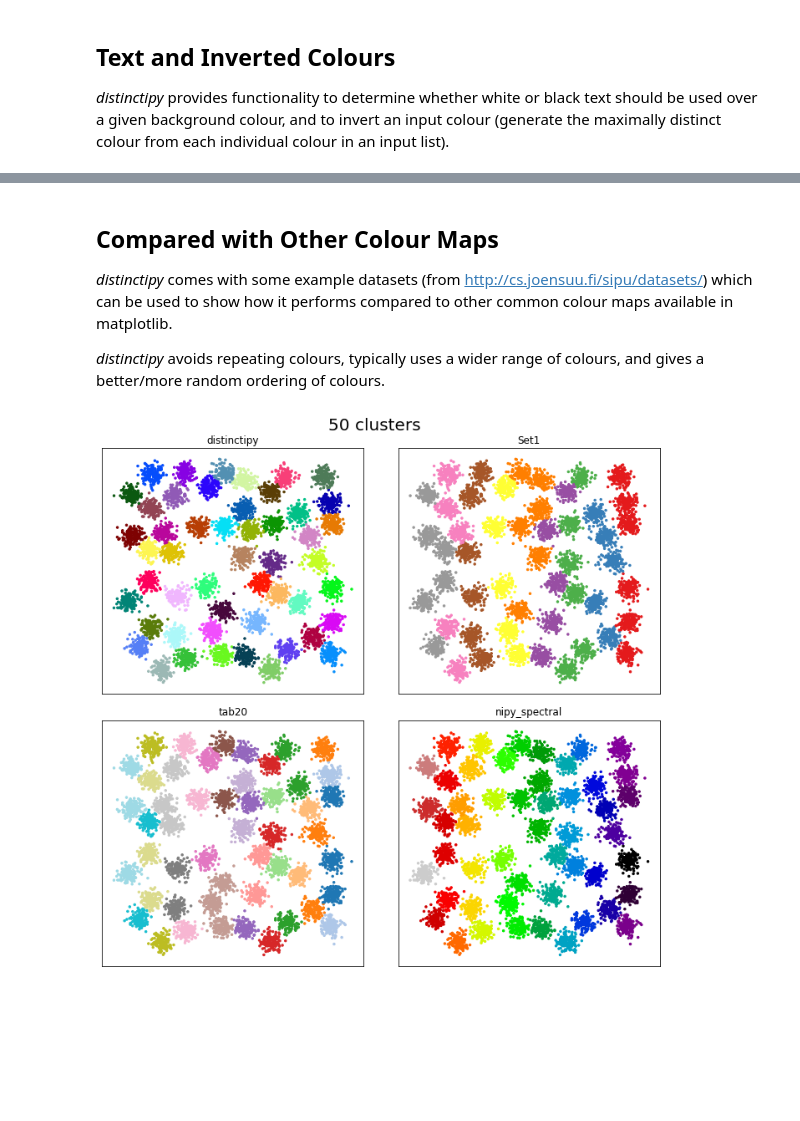
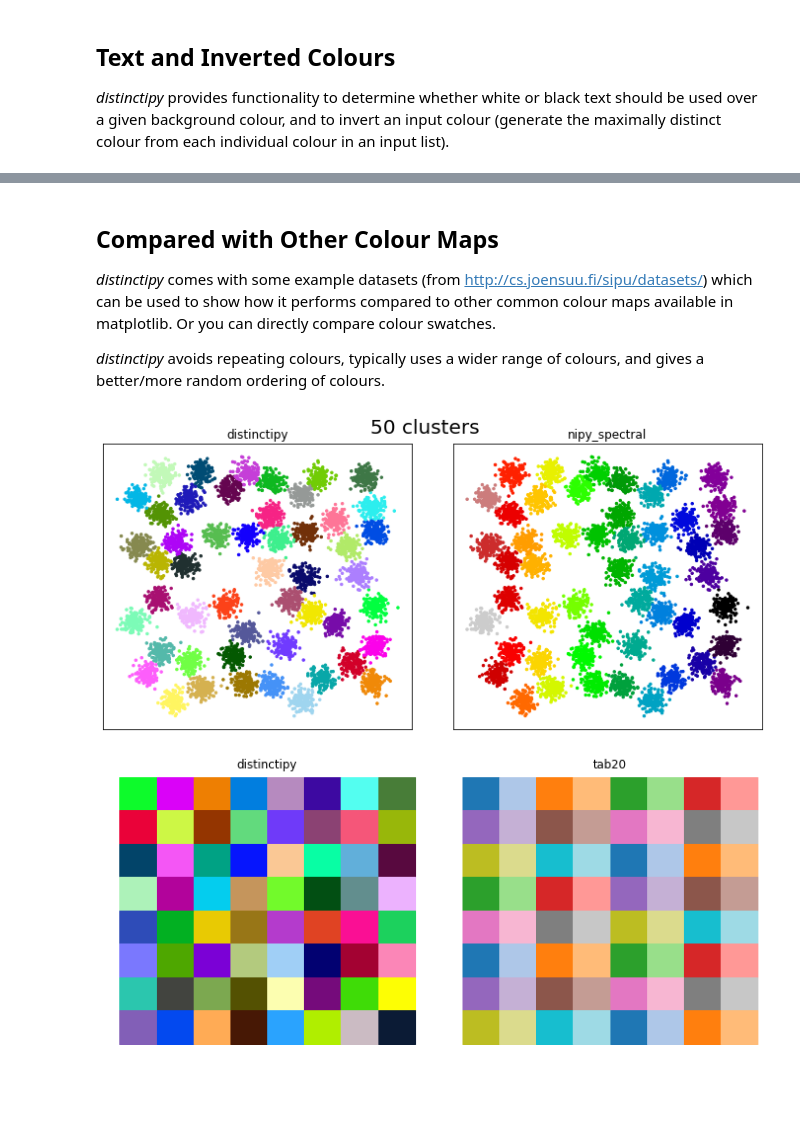
Before and after one commit to alan-turing-institute/distinctipy, a Jupyter notebook: examples.ipynb, the cells around one changed output, grey strips where cells are left out. Cells and saved outputs as stored; diff of their text form; code cells hidden in the pictures; blank space fills up the shorter version.

Commit message:
improve examples and setup.py tags

```diff
--- a/examples.ipynb
+++ b/examples.ipynb
@@ -49,10 +57,14 @@ distinctipy.color_swatch(colors, edgecolors=inverted, show_text=True)
 # %% [markdown]
 ## Compared with Other Colour Maps
 
-*distinctipy* comes with some example datasets (from http://cs.joensuu.fi/sipu/datasets/) which can be used to show how it performs compared to other common colour maps available in matplotlib.
+*distinctipy* comes with some example datasets (from http://cs.joensuu.fi/sipu/datasets/) which can be used to show how it performs compared to other common colour maps available in matplotlib. Or you can directly compare colour swatches.
 
 *distinctipy* avoids repeating colours, typically uses a wider range of colours, and gives a better/more random ordering of colours.
 # %%
-examples.plot_example('a3')
+examples.compare_clusters('a3', compare_with='nipy_spectral')
 # %% [output]
-[figure, old version]
+[figure, new version]
+# %%
+examples.compare_colors(N=64, compare_with='tab20')
+# %% [output]
+[figure, added]
```
Also changed, not shown: parts of 5 cells of this notebook, 15 other files.
